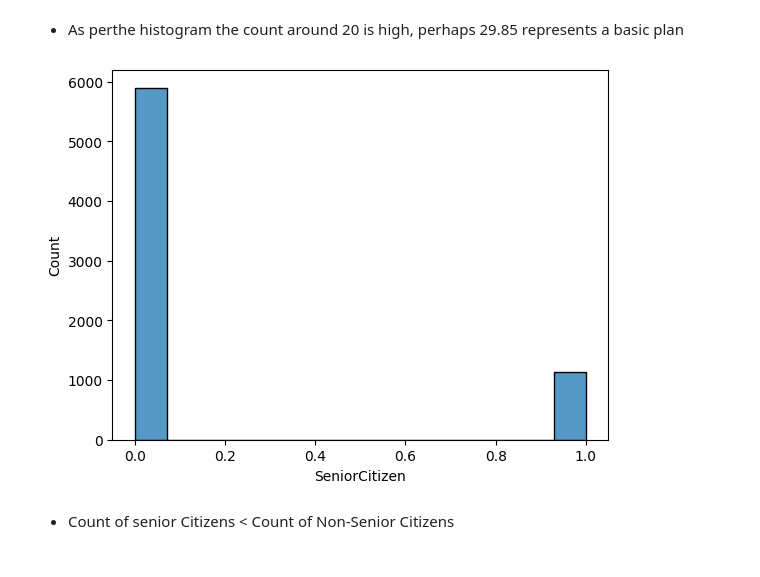
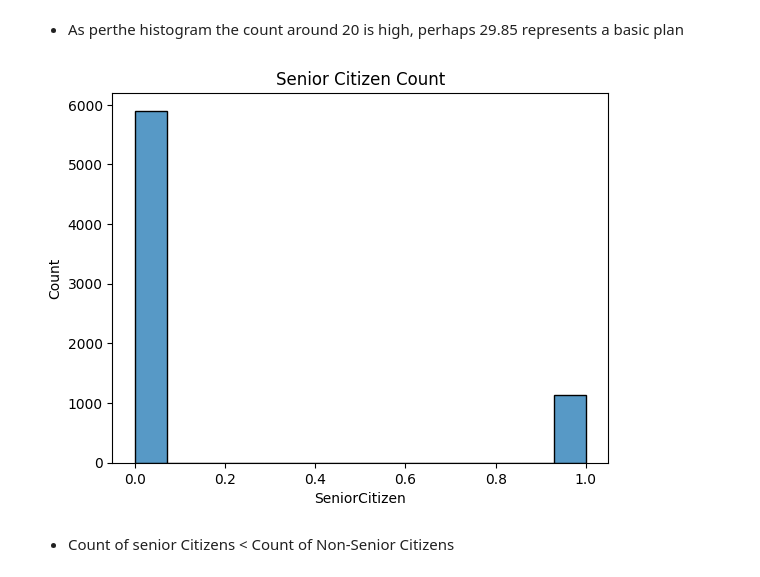
Before and after one commit to Tejeswar001/BootCamp-Jun-2024, a Jupyter notebook: Customer_churn_analysis_PROJECT_2.ipynb, the cells around one changed output. Drawn from its saved outputs; the diff is of its cells as text; code cells hidden in the pictures.

```diff
--- a/Customer_churn_analysis_PROJECT_2.ipynb
+++ b/Customer_churn_analysis_PROJECT_2.ipynb
@@ -180,9 +180,10 @@ plt.show()
 - As perthe histogram the count around 20 is high, perhaps 29.85 represents a basic plan
 # %%
 sns.histplot(df['SeniorCitizen'])
+plt.title('Senior Citizen Count')
 plt.show()
 # %% [output]
-[figure, old version]
+[figure, new version]
 # %% [markdown]
 - Count of senior Citizens < Count of Non-Senior Citizens
 # %% [markdown]
```
Also changed, not shown: parts of 7 cells of this notebook.
